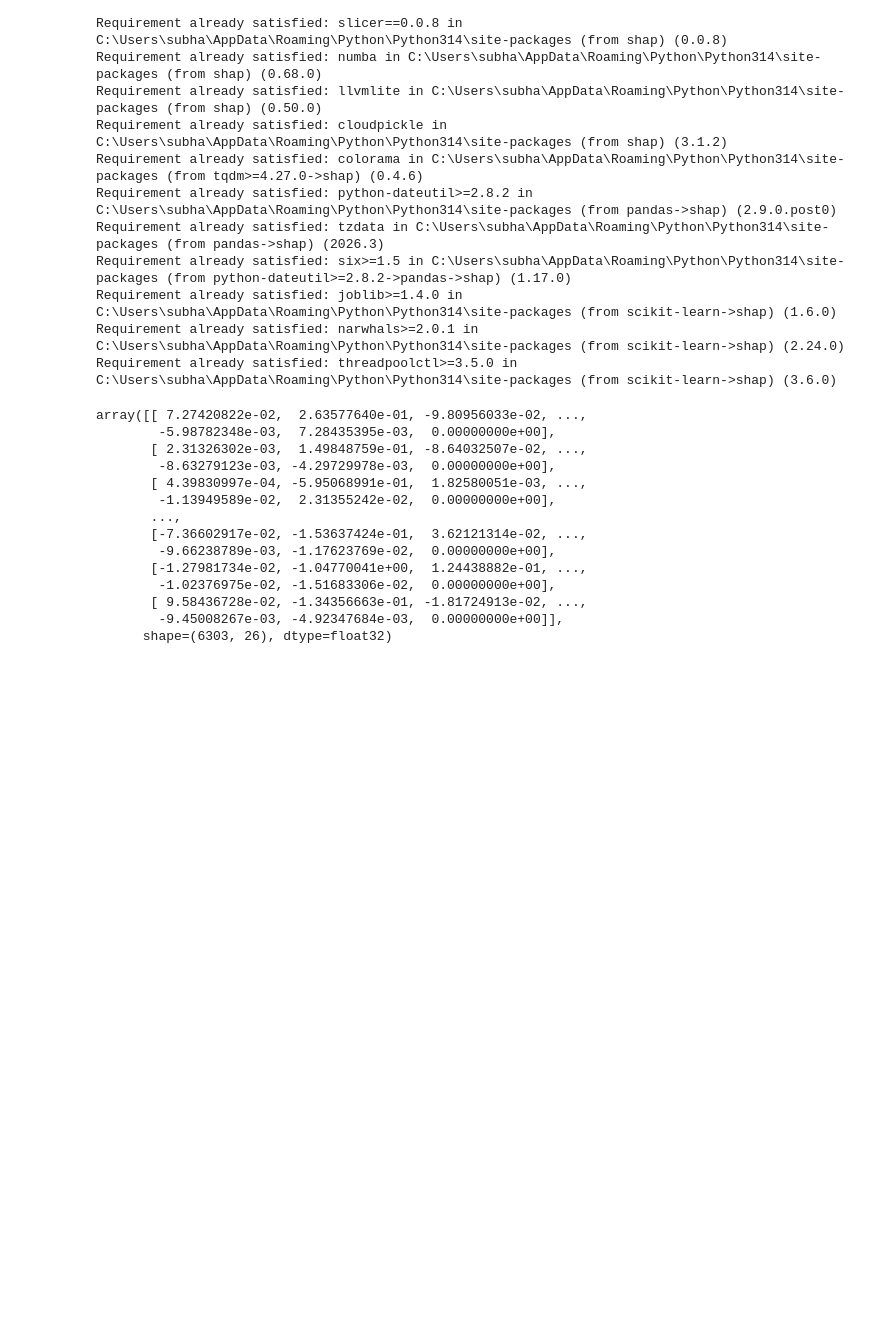
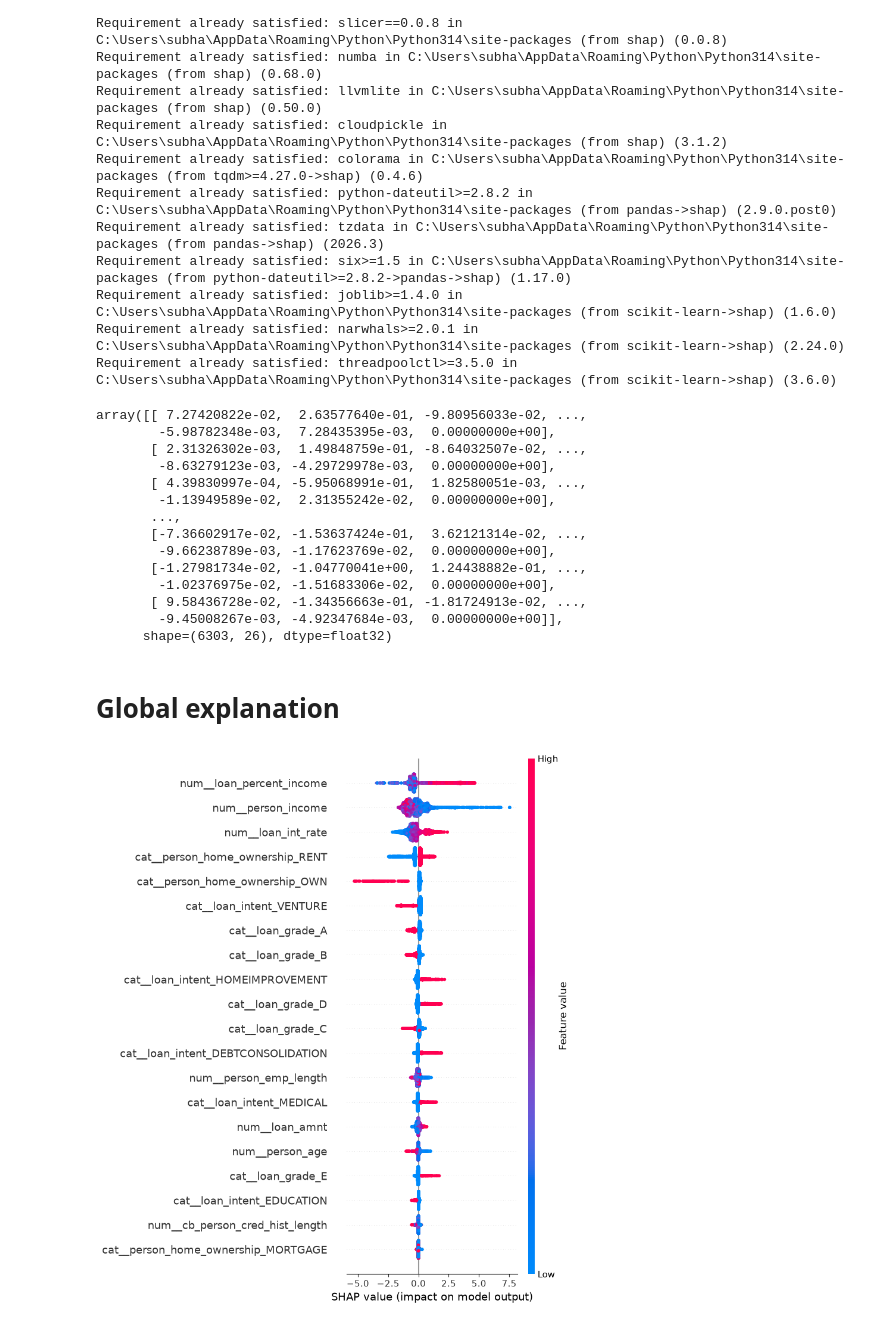
Before and after one commit to subhajit404/Credit-Risk-ML-System, a Jupyter notebook: main.ipynb, the cells around one changed output. Saved outputs shown, nothing was run; the diff lists cells and outputs as text; code cells hidden in the pictures; blank space fills up the shorter version.

Commit message:
Global explanation

```diff
--- a/main.ipynb
+++ b/main.ipynb
@@ -699,3 +699,9 @@ array([[ 7.27420822e-02,  2.63577640e-01, -9.80956033e-02, ...,
        [ 9.58436728e-02, -1.34356663e-01, -1.81724913e-02, ...,
         -9.45008267e-03, -4.92347684e-03,  0.00000000e+00]],
       shape=(6303, 26), dtype=float32)
+# %% [markdown]
+# **Global explanation**
+# %%
+shap.summary_plot(shap_values, X_test_df)
+# %% [output]
+[figure, added]
```
